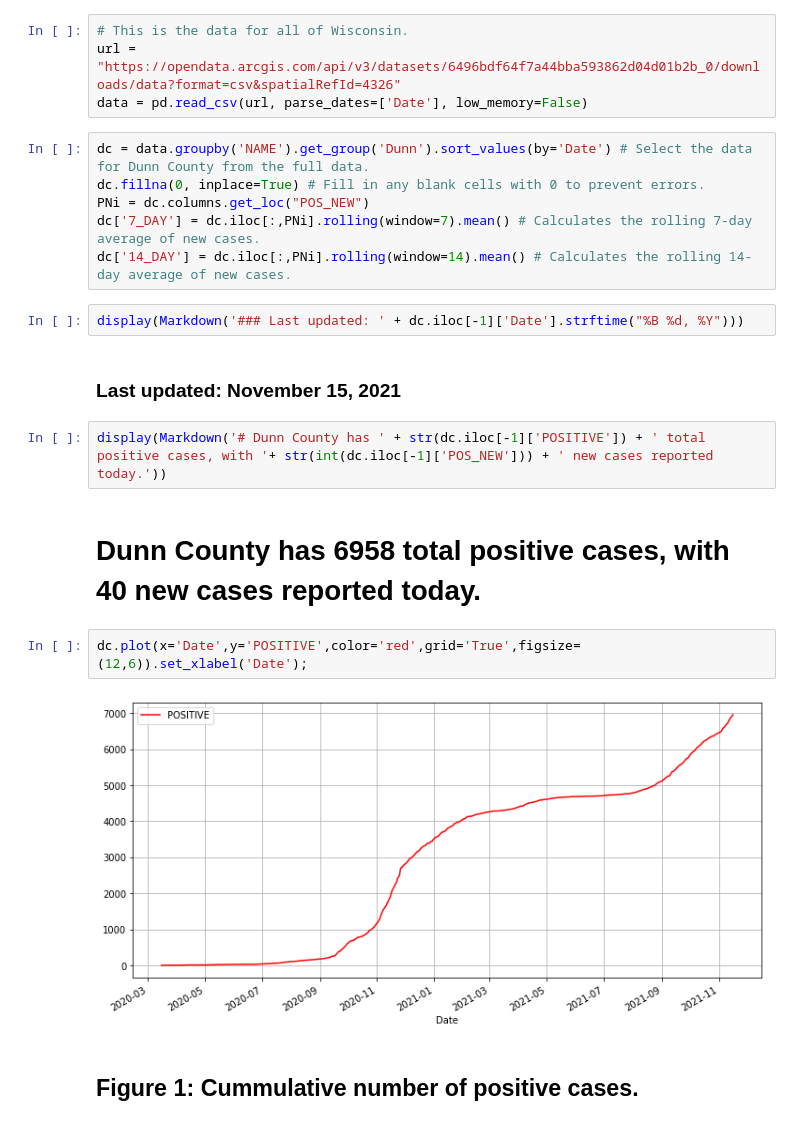
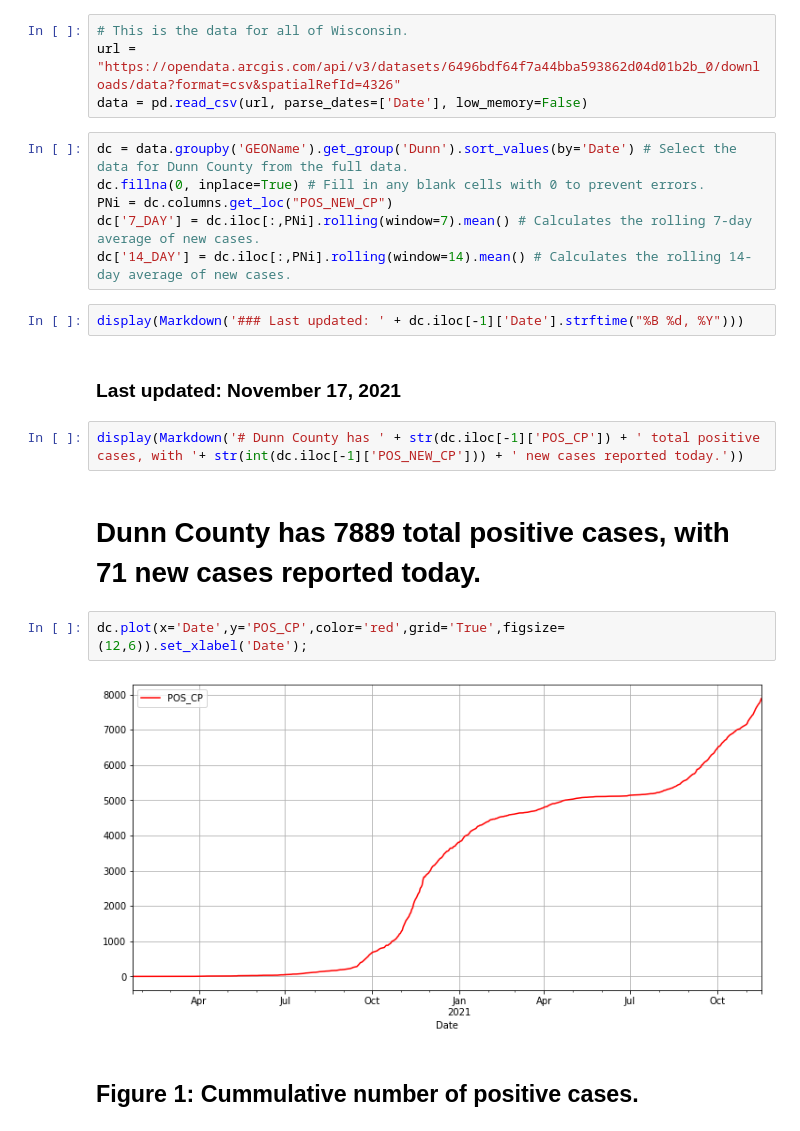
Before and after one commit to devinberg/DunnCounty_COVID19, a Jupyter notebook: DunnCounty_COVID19.ipynb, the cells around one changed output. Drawn from its saved outputs; the diff is of its cells as text.

Commit message:
fix headers to new data format and add daily case plot

```diff
--- a/DunnCounty_COVID19.ipynb
+++ b/DunnCounty_COVID19.ipynb
@@ -9,22 +9,22 @@ from IPython.display import display, Markdown
 url = "https://opendata.arcgis.com/api/v3/datasets/6496bdf64f7a44bba593862d04d01b2b_0/downloads/data?format=csv&spatialRefId=4326"
 data = pd.read_csv(url, parse_dates=['Date'], low_memory=False)
 # %%
-dc = data.groupby('NAME').get_group('Dunn').sort_values(by='Date') # Select the data for Dunn County from the full data.
+dc = data.groupby('GEOName').get_group('Dunn').sort_values(by='Date') # Select the data for Dunn County from the full data.
 dc.fillna(0, inplace=True) # Fill in any blank cells with 0 to prevent errors.
-PNi = dc.columns.get_loc("POS_NEW")
+PNi = dc.columns.get_loc("POS_NEW_CP")
 dc['7_DAY'] = dc.iloc[:,PNi].rolling(window=7).mean() # Calculates the rolling 7-day average of new cases.
 dc['14_DAY'] = dc.iloc[:,PNi].rolling(window=14).mean() # Calculates the rolling 14-day average of new cases.
 # %%
 display(Markdown('### Last updated: ' + dc.iloc[-1]['Date'].strftime("%B %d, %Y")))
 # %% [output]
-### Last updated: November 15, 2021
+### Last updated: November 17, 2021
 # %%
-display(Markdown('# Dunn County has ' + str(dc.iloc[-1]['POSITIVE']) + ' total positive cases, with '+ str(int(dc.iloc[-1]['POS_NEW'])) + ' new cases reported today.'))
+display(Markdown('# Dunn County has ' + str(dc.iloc[-1]['POS_CP']) + ' total positive cases, with '+ str(int(dc.iloc[-1]['POS_NEW_CP'])) + ' new cases reported today.'))
 # %% [output]
-# Dunn County has 6958 total positive cases, with 40 new cases reported today.
+# Dunn County has 7889 total positive cases, with 71 new cases reported today.
 # %%
-dc.plot(x='Date',y='POSITIVE',color='red',grid='True',figsize=(12,6)).set_xlabel('Date');
+dc.plot(x='Date',y='POS_CP',color='red',grid='True',figsize=(12,6)).set_xlabel('Date');
 # %% [output]
-[figure, old version]
+[figure, new version]
 # %% [markdown]
 ## Figure 1: Cummulative number of positive cases.
```
Also changed, not shown: parts of 6 cells of this notebook.
